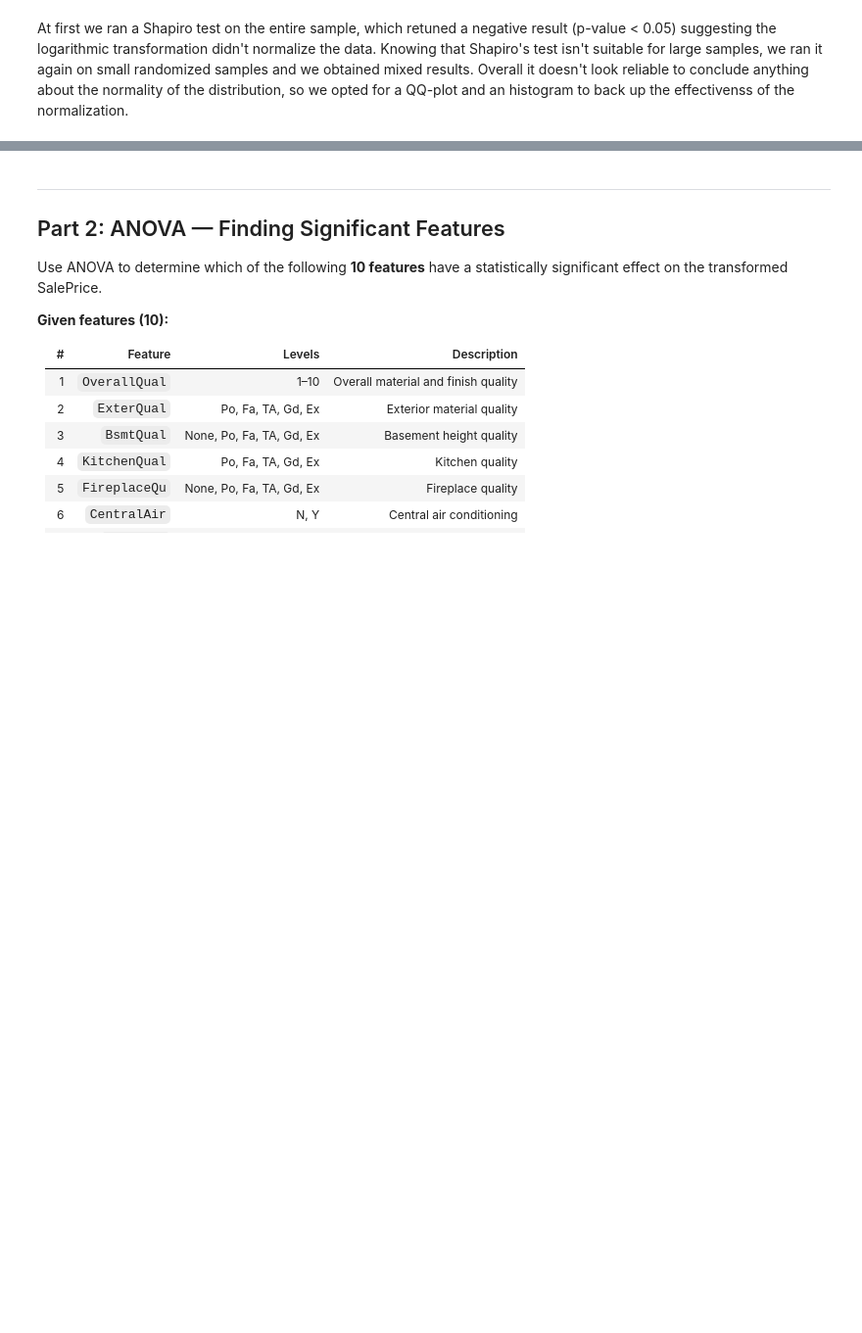
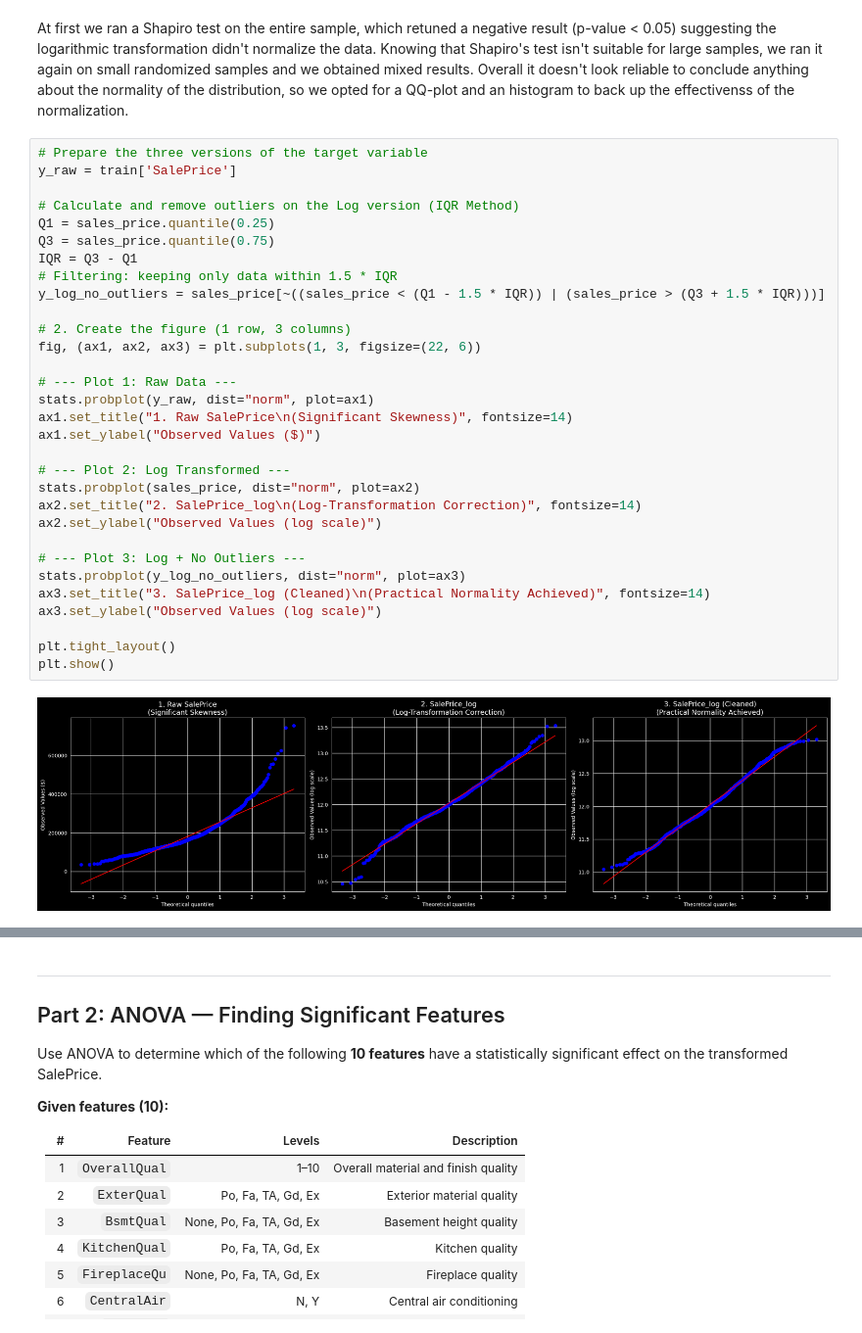
Before and after one commit to cpalescan/cstat, a Jupyter notebook: project_MAIN.ipynb, the cells around one changed output, grey strips where cells are left out. Shown at 98% size. Drawn from its saved outputs; the diff is of its cells as text; blank space fills up the shorter version.

```diff
--- a/project_MAIN.ipynb
+++ b/project_MAIN.ipynb
@@ -184,3 +191,36 @@ ShapiroResult(statistic=np.float64(0.9615697056200319), pvalue=np.float64(0.0052
 # %% [markdown]
 At first we ran a Shapiro test on the entire sample, which retuned a negative result (p-value < 0.05) suggesting the logarithmic transformation didn't normalize the data. Knowing that Shapiro's test isn't suitable for large samples, we ran it again on small randomized samples and we obtained mixed results.
 Overall it doesn't look reliable to conclude anything about the normality of the distribution, so we opted for a QQ-plot and an histogram to back up the effectivenss of the normalization.
+# %%
+# Prepare the three versions of the target variable
+y_raw = train['SalePrice']
+
+# Calculate and remove outliers on the Log version (IQR Method)
+Q1 = sales_price.quantile(0.25)
+Q3 = sales_price.quantile(0.75)
+IQR = Q3 - Q1
+# Filtering: keeping only data within 1.5 * IQR
+y_log_no_outliers = sales_price[~((sales_price < (Q1 - 1.5 * IQR)) | (sales_price > (Q3 + 1.5 * IQR)))]
+
+# 2. Create the figure (1 row, 3 columns)
+fig, (ax1, ax2, ax3) = plt.subplots(1, 3, figsize=(22, 6))
+
+# --- Plot 1: Raw Data ---
+stats.probplot(y_raw, dist="norm", plot=ax1)
+ax1.set_title("1. Raw SalePrice\n(Significant Skewness)", fontsize=14)
+ax1.set_ylabel("Observed Values ($)")
+
+# --- Plot 2: Log Transformed ---
+stats.probplot(sales_price, dist="norm", plot=ax2)
+ax2.set_title("2. SalePrice_log\n(Log-Transformation Correction)", fontsize=14)
+ax2.set_ylabel("Observed Values (log scale)")
+
+# --- Plot 3: Log + No Outliers ---
+stats.probplot(y_log_no_outliers, dist="norm", plot=ax3)
+ax3.set_title("3. SalePrice_log (Cleaned)\n(Practical Normality Achieved)", fontsize=14)
+ax3.set_ylabel("Observed Values (log scale)")
+
+plt.tight_layout()
+plt.show()
+# %% [output]
+[figure, added]
```
Also changed, not shown: parts of 17 cells of this notebook.
